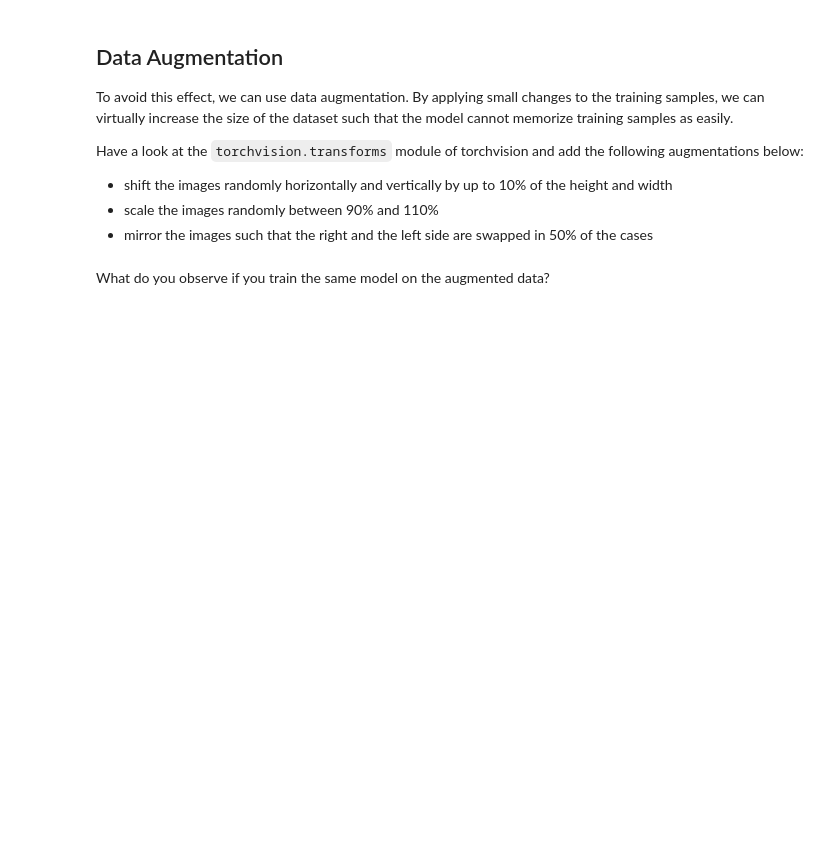
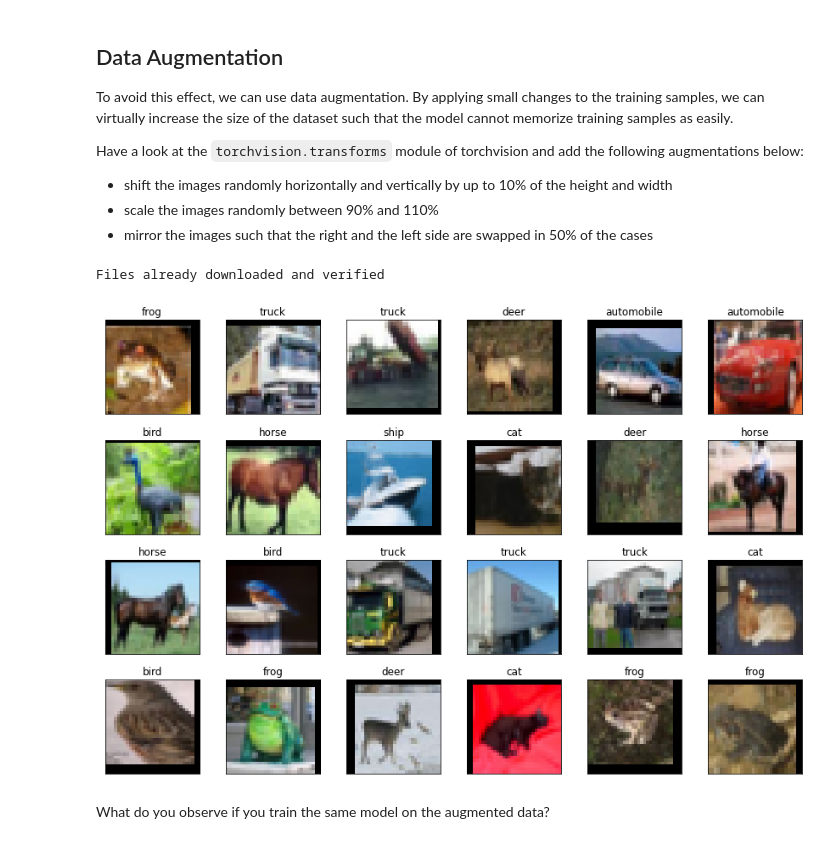
Before and after one commit to supreetshm947/ComputerVisionS22, a Jupyter notebook: EX4/convolutional_neural_nets.ipynb, the cells around one changed output. Saved outputs shown, nothing was run; the diff lists cells and outputs as text; code cells hidden in the pictures; blank space fills up the shorter version.

```diff
--- a/EX4/convolutional_neural_nets.ipynb
+++ b/EX4/convolutional_neural_nets.ipynb
@@ -378,13 +386,17 @@ Have a look at the `torchvision.transforms` module of torchvision and add the fo
 # %%
 # POINTS: 4
 
 augment_transform = transforms.Compose([
     # YOUR CODE HERE
-    raise NotImplementedError()
+    transforms.RandomAffine(degrees=0, translate=(.10,.10), scale=(.9,1.1)),
+    transforms.RandomHorizontalFlip(p=.5)
 ])
 augmented_train_data = CIFAR10(root='cifar10/train/', train=True, download=True,
                                transform=transforms.Compose([augment_transform, normalize_transform]))
 visualize_dataset(augmented_train_data)
+# %% [output]
+Files already downloaded and verified
+[figure, added]
 # %%
 tanh_mlp = nn.Sequential(
     nn.Flatten(),
```
Also changed, not shown: parts of 13 cells of this notebook, 1 other file.
